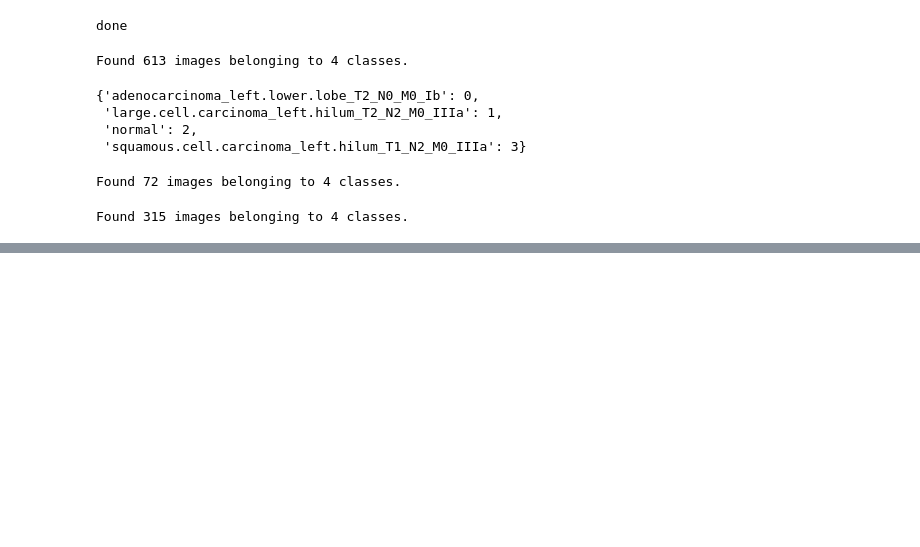
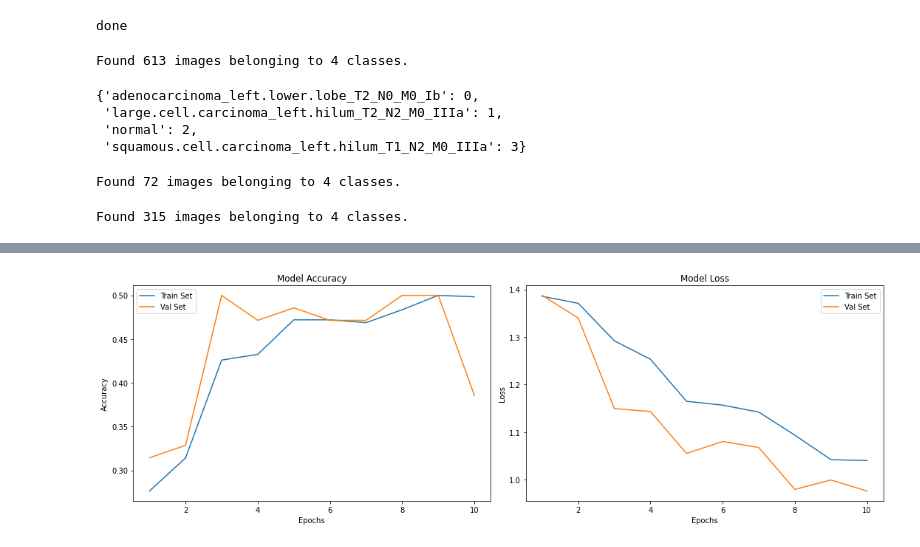
Before and after one commit to jcacierto/BMEN415Project, a Jupyter notebook: ImageInput/ImageInput.ipynb, the cells around one changed output, grey strips where cells are left out. Cells and saved outputs as stored; diff of their text form; code cells hidden in the pictures; blank space fills up the shorter version.

Commit message:
Optimized CNN model
increased epoch from 5 to 10, changed hidden layers from 32-32 to 16-16-16-16

```diff
--- a/ImageInput/ImageInput.ipynb
+++ b/ImageInput/ImageInput.ipynb
@@ -101,8 +101,10 @@ model.add(MaxPool2D(pool_size=(2,2)))
 model.add(Dropout(rate=0.25))
 
 model.add(Flatten())
-model.add(Dense(units=32, activation='relu'))
-model.add(Dense(units=32, activation='relu'))
+model.add(Dense(units=16, activation='relu'))
+model.add(Dense(units=16, activation='relu'))
+model.add(Dense(units=16, activation='relu'))
+model.add(Dense(units=16, activation='relu'))
 model.add(Dropout(rate=0.25))
 model.add(Dense(units=4, activation='sigmoid'))
 
@@ -142,7 +144,7 @@ call_back = [mc]
 cnn = model.fit(
     train_data,
     steps_per_epoch = train_data.samples//train_data.batch_size,
-    epochs = 5,
+    epochs = 10,
     validation_data = val_data,
     validation_steps = val_data.samples//val_data.batch_size,
     callbacks = call_back
@@ -172,0 +177,30 @@ CNN Model Accuracy: 43.17460358142853 %
+# %%
+# Plot model performance
+acc = cnn.history['accuracy']
+val_acc = cnn.history['val_accuracy']
+loss = cnn.history['loss']
+val_loss = cnn.history['val_loss']
+epochs_range = range(1, len(cnn.epoch) + 1)
+
+plt.figure(figsize=(15,5))
+
+plt.subplot(1, 2, 1)
+plt.plot(epochs_range, acc, label='Train Set')
+plt.plot(epochs_range, val_acc, label='Val Set')
+plt.legend(loc="best")
+plt.xlabel('Epochs')
+plt.ylabel('Accuracy')
+plt.title('Model Accuracy')
+
+plt.subplot(1, 2, 2)
+plt.plot(epochs_range, loss, label='Train Set')
+plt.plot(epochs_range, val_loss, label='Val Set')
+plt.legend(loc="best")
+plt.xlabel('Epochs')
+plt.ylabel('Loss')
+plt.title('Model Loss')
+
+plt.tight_layout()
+plt.show()
+# %% [output]
+[figure, added]
```
Also changed, not shown: parts of 3 cells of this notebook.
